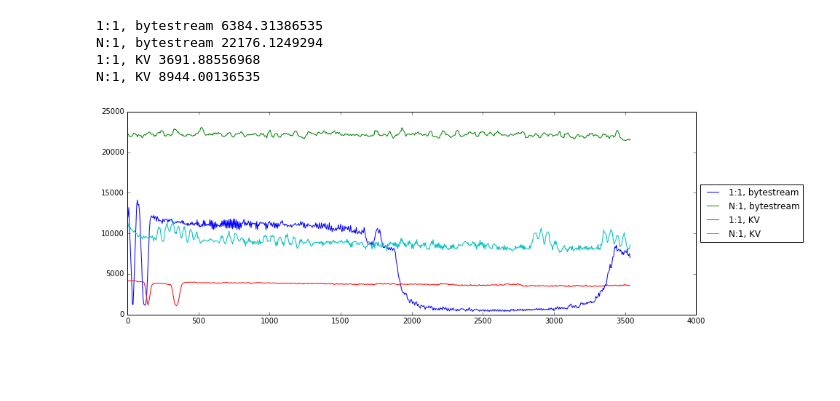
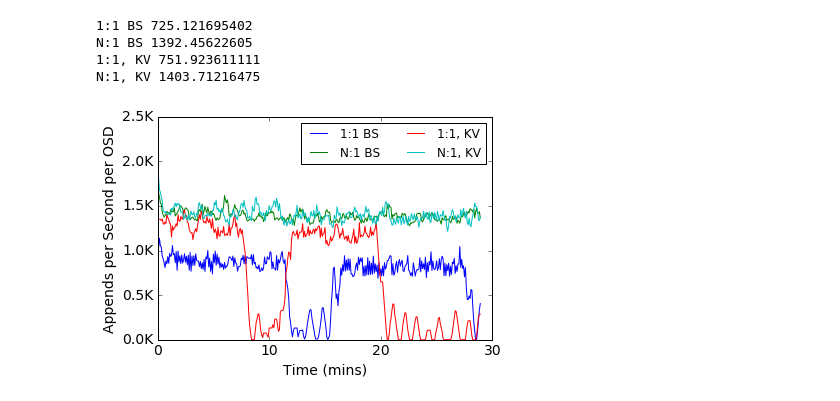
Before and after one commit to michaelsevilla/zlog-popper, a Jupyter notebook: experiments/basic-cls-rand-read/visualize_final.ipynb, the cells around one changed output. Drawn from its saved outputs; the diff is of its cells as text; code cells hidden in the pictures; blank space fills up the shorter version.

```diff
--- a/experiments/basic-cls-rand-read/visualize_final.ipynb
+++ b/experiments/basic-cls-rand-read/visualize_final.ipynb
@@ -99,10 +168,0 @@ N:1, KV 13603.1446328
-# %%
-write_traces = [fn for fn in glob.glob('results.pd.basic_cls_rand_read.node0.04-26-2016_20-43-54/*.log')
-                if not fn in read_traces]
-plot_traces(list(write_traces), 'output.write.60min')
-# %% [output]
-1:1, bytestream 6384.31386535
-N:1, bytestream 22176.1249294
-1:1, KV 3691.88556968
-N:1, KV 8944.00136535
-[figure, removed]
@@ -159,3 +169,21 @@ def cherry_pick(ax, iodir, dirfilter):
+# %%
+fig = plt.figure()
+ax = fig.add_subplot(111)
+ax.yaxis.set_major_formatter(formatter_precise)
+ax.xaxis.set_major_formatter(formatter_mins)
+plot_sub_sweep(ax, 'jewel', 'write', 'hdd', 'small')
+ax.set_ylabel('Appends per Second per OSD')
+ax.set_xlabel('Time (mins)')
+ax.xaxis.set_ticks(np.arange(0, 1801, 600))
+ax.set_ylim(0, 2500)
+lgd = ax.legend(loc='best', ncol=2, fontsize=12)#, bbox_to_anchor=(0,0), bbox_transform=plt.gcf().transFigure)
+plt.savefig('jewel-hdd-128b.png', dpi=300, bbox_inches='tight')
+# %% [output]
+1:1 BS 725.121695402
+N:1 BS 1392.45622605
+1:1, KV 751.923611111
+N:1, KV 1403.71216475
+[figure, added]
 # %%
 plt.rcParams['figure.figsize'] = 14,5
 
```
Also changed, not shown: parts of 11 cells of this notebook, 3 other files.
